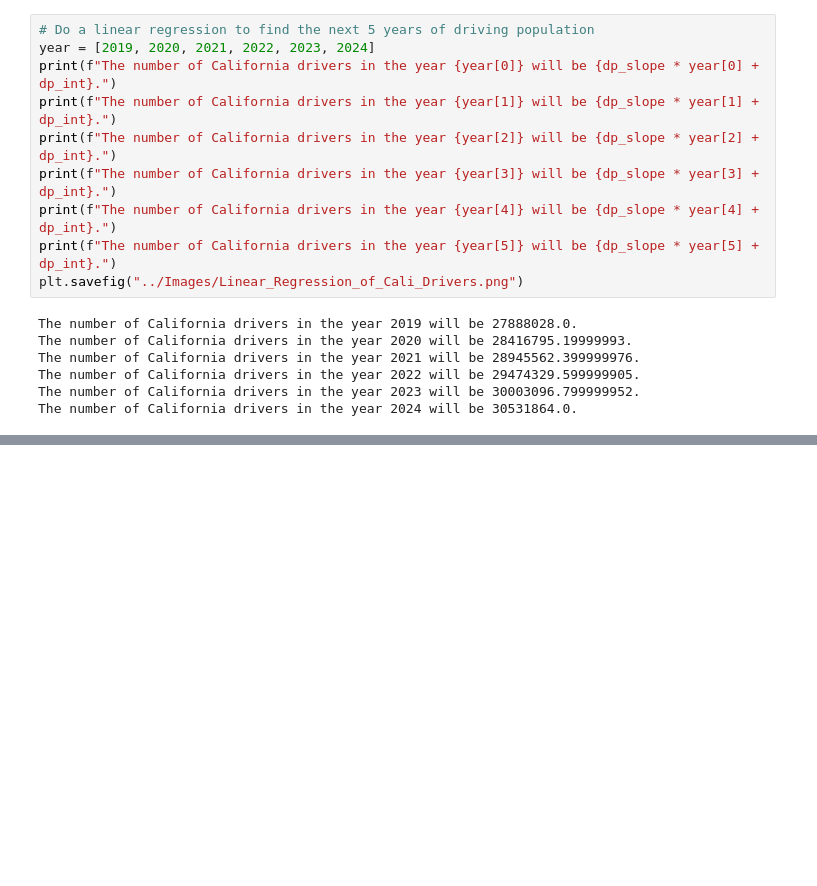
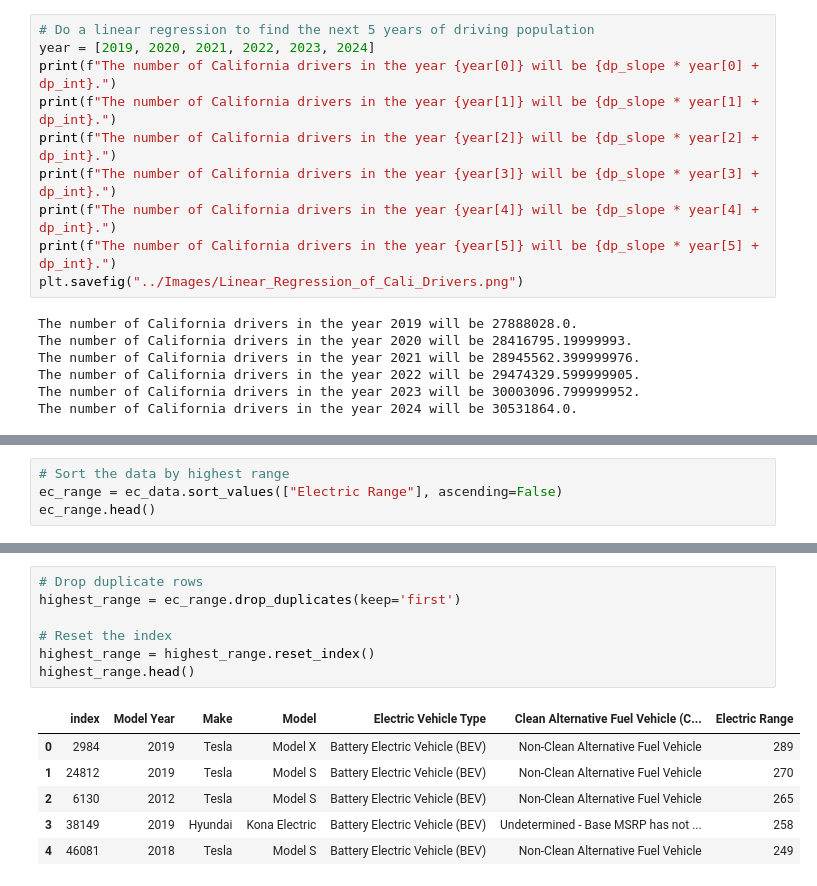
Before and after one commit to mdemarici/ev_project-, a Jupyter notebook: Data_Analytics/Cali_Pop_EC_Gas.ipynb, the cells around one changed output, grey strips where cells are left out. Cells and saved outputs as stored; diff of their text form; blank space fills up the shorter version.

```diff
--- a/Data_Analytics/Cali_Pop_EC_Gas.ipynb
+++ b/Data_Analytics/Cali_Pop_EC_Gas.ipynb
@@ -243,0 +250,4 @@ dtype: int64
+# %%
+# Sort the data by highest range
+ec_range = ec_data.sort_values(["Electric Range"], ascending=False)
+ec_range.head()
@@ -243,0 +261,14 @@ dtype: int64
+# %%
+# Drop duplicate rows
+highest_range = ec_range.drop_duplicates(keep='first')
+
+# Reset the index
+highest_range = highest_range.reset_index()
+highest_range.head()
+# %% [output]
+|  | index | Model Year | Make | Model | Electric Vehicle Type | Clean Alternative Fuel Vehicle (C... | Electric Range |
+| 0 | 2984 | 2019 | Tesla | Model X | Battery Electric Vehicle (BEV) | Non-Clean Alternative Fuel Vehicle | 289 |
+| 1 | 24812 | 2019 | Tesla | Model S | Battery Electric Vehicle (BEV) | Non-Clean Alternative Fuel Vehicle | 270 |
+| 2 | 6130 | 2012 | Tesla | Model S | Battery Electric Vehicle (BEV) | Non-Clean Alternative Fuel Vehicle | 265 |
+| 3 | 38149 | 2019 | Hyundai | Kona Electric | Battery Electric Vehicle (BEV) | Undetermined - Base MSRP has not ... | 258 |
+| 4 | 46081 | 2018 | Tesla | Model S | Battery Electric Vehicle (BEV) | Non-Clean Alternative Fuel Vehicle | 249 |
```
Also changed, not shown: parts of 19 cells of this notebook, 10 other files.
